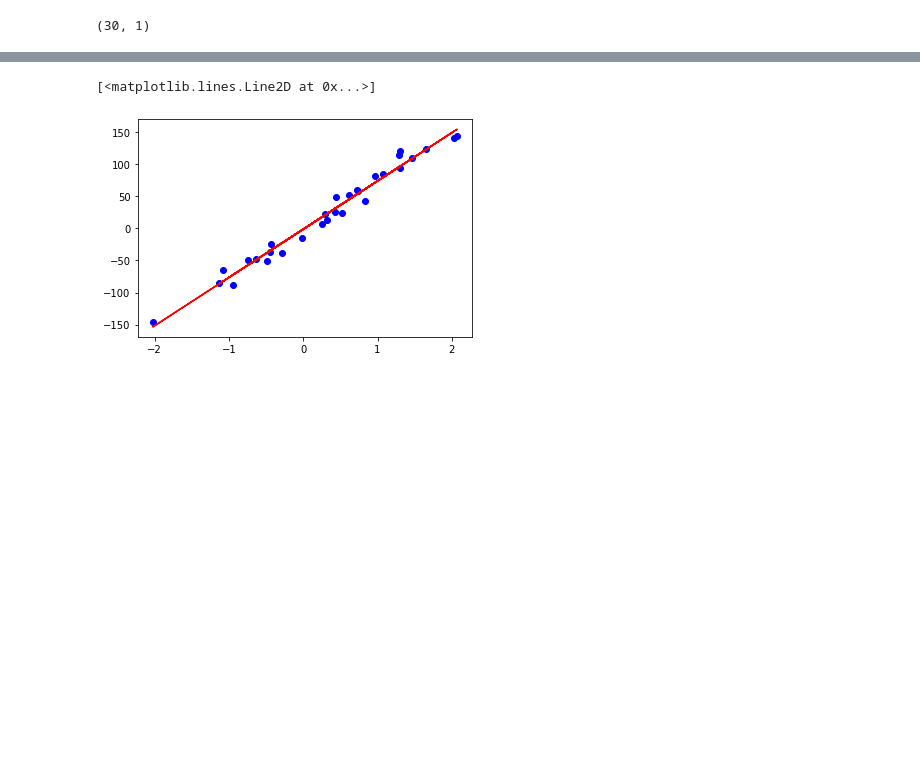
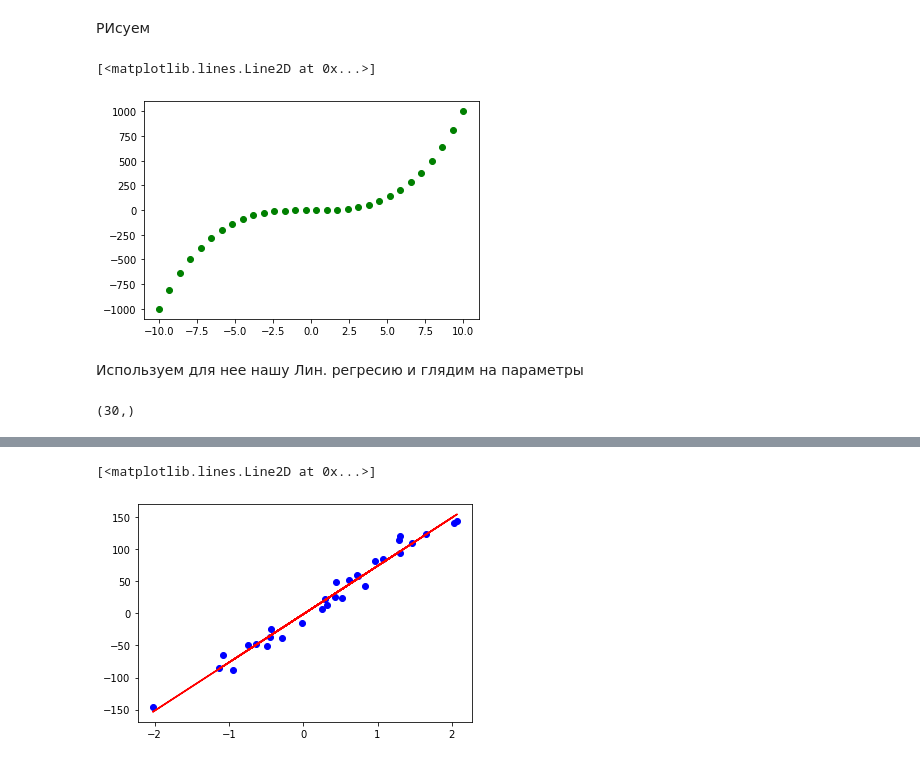
Before and after one commit to SedyaPrograms/Tutorial, a Jupyter notebook: AI and machine learning/"Машинное_обучение_Линейная_регрессия".ipynb, the cells around one changed output, grey strips where cells are left out. Saved outputs shown, nothing was run; the diff lists cells and outputs as text; code cells hidden in the pictures; blank space fills up the shorter version.

```diff
--- a/AI and machine learning/"Машинное_обучение_Линейная_регрессия".ipynb
+++ b/AI and machine learning/"Машинное_обучение_Линейная_регрессия".ipynb
@@ -9,4 +71,16 @@ X, y = make_regression(n_samples=30, n_features=1, noise=3)
+# %%
+X = np.linspace(-10, 10, 30)
+y = X ** 3
+# %% [markdown]
+РИсуем
+# %%
+plt.plot(X, y, 'go')
+# %% [output]
+[<matplotlib.lines.Line2D at 0x...>]
+[figure, added]
+# %% [markdown]
+Используем для нее нашу Лин. регресию и глядим на параметры
 # %%
 X.shape
 # %% [output]
-(30, 1)
+(30,)
```
Also changed, not shown: parts of 35 cells of this notebook.
